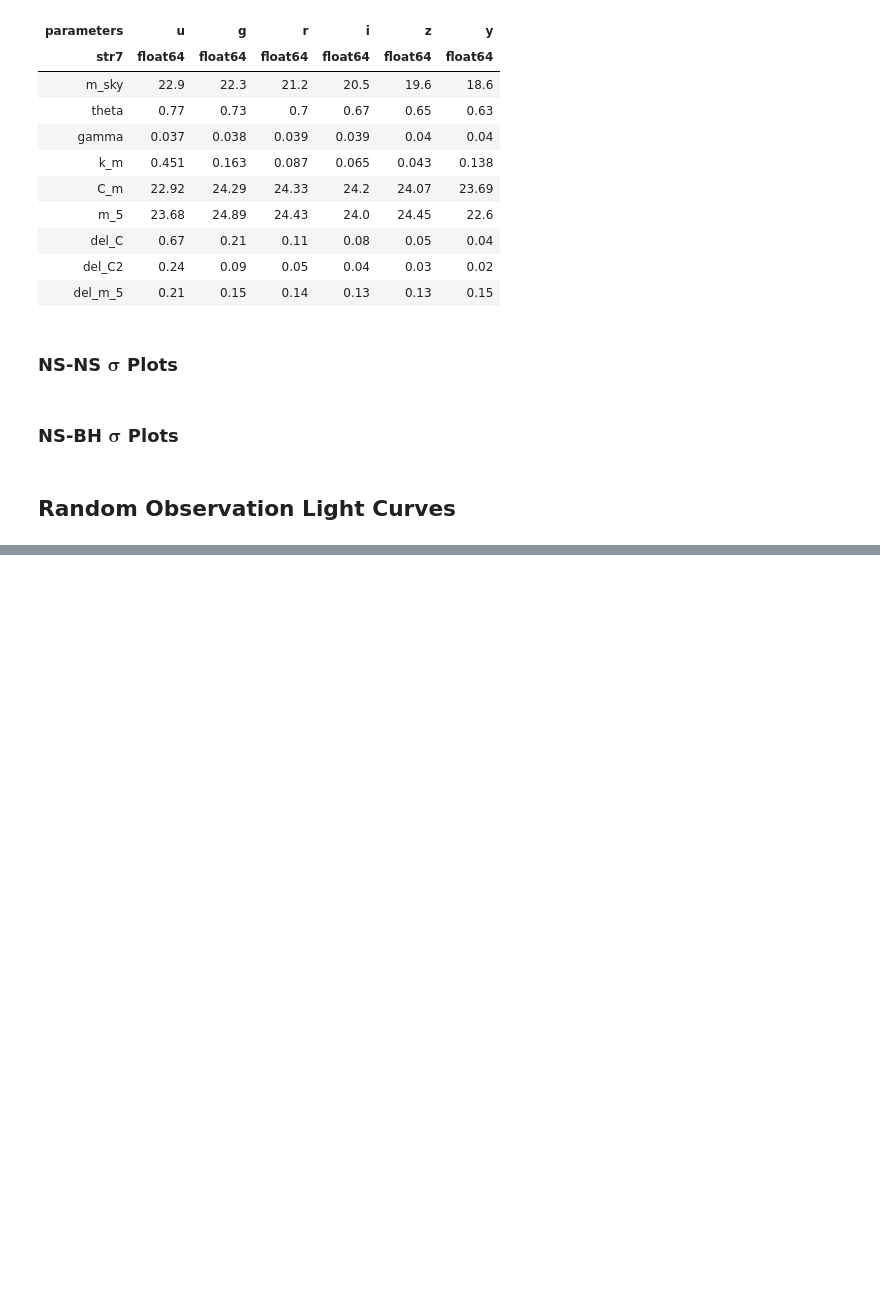
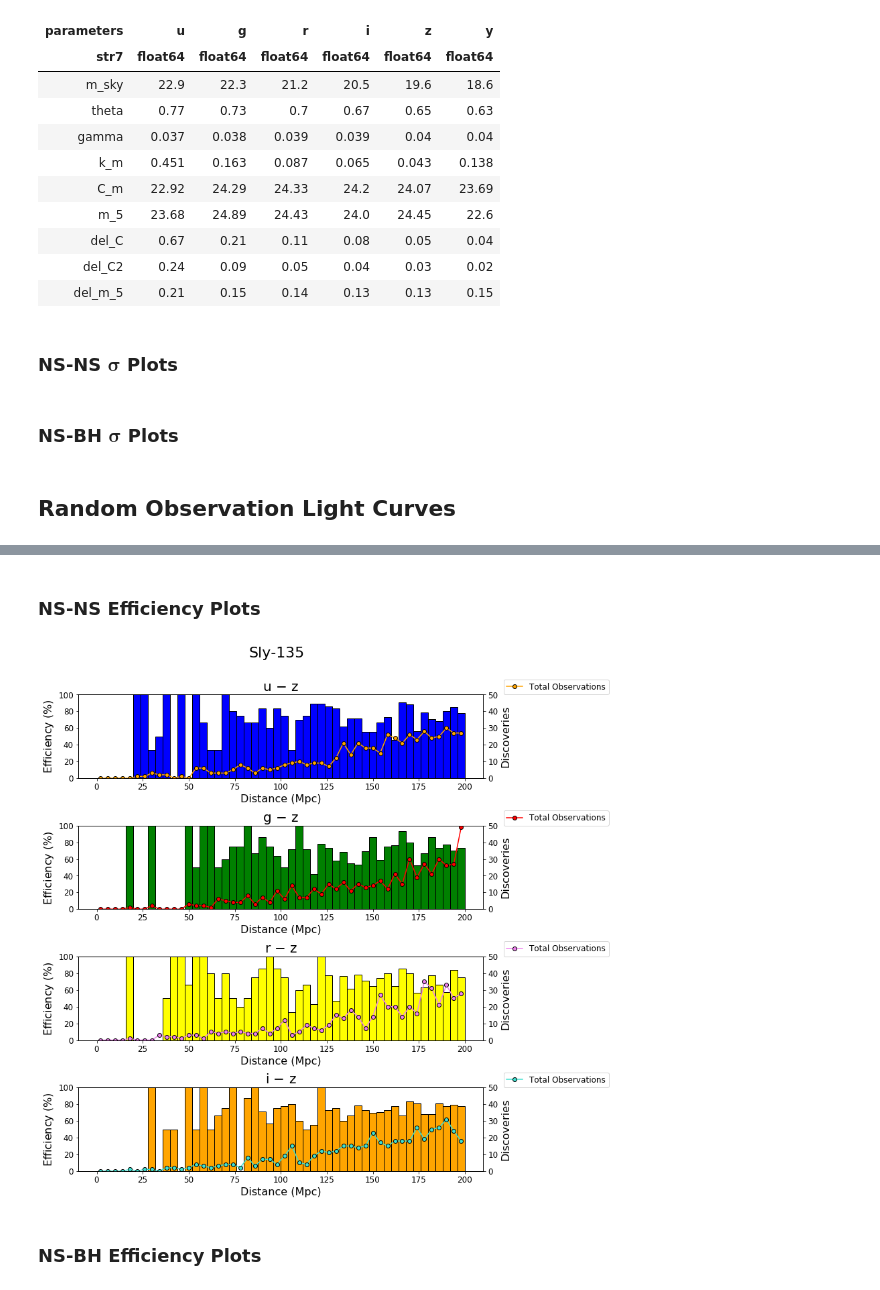
Before and after one commit to adamamiller/NUREU17, a Jupyter notebook: LSST/TargetOfOpportunityStrategy/Discovery_Metrics_With_Uncertainties.ipynb, the cells around one changed output, grey strips where cells are left out. Saved outputs shown, nothing was run; the diff lists cells and outputs as text; code cells hidden in the pictures; blank space fills up the shorter version.

```diff
--- a/LSST/TargetOfOpportunityStrategy/Discovery_Metrics_With_Uncertainties.ipynb
+++ b/LSST/TargetOfOpportunityStrategy/Discovery_Metrics_With_Uncertainties.ipynb
@@ -605,0 +799,2 @@ plt.close()
+# %%
+Sly135_table = Analyze(Sly135_app)
@@ -605,0 +1134,2 @@ plt.close()
+# %% [markdown]
+### NS-NS Efficiency Plots
@@ -605,0 +1148,6 @@ plt.close()
+# %%
+plot_bar2(Sly135_table, 'Sly-135')
+# %% [output]
+[figure, added]
+# %% [markdown]
+### NS-BH Efficiency Plots
```
Also changed, not shown: parts of 45 cells of this notebook.
